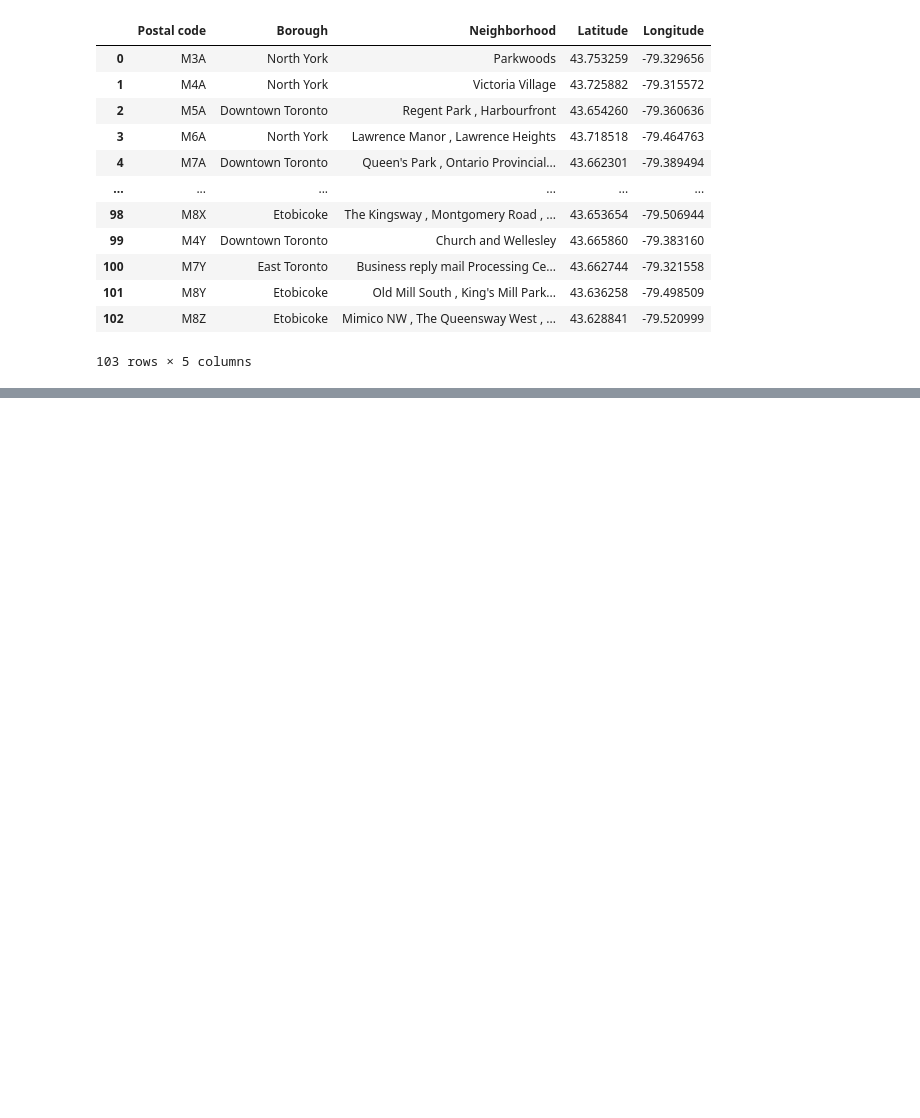
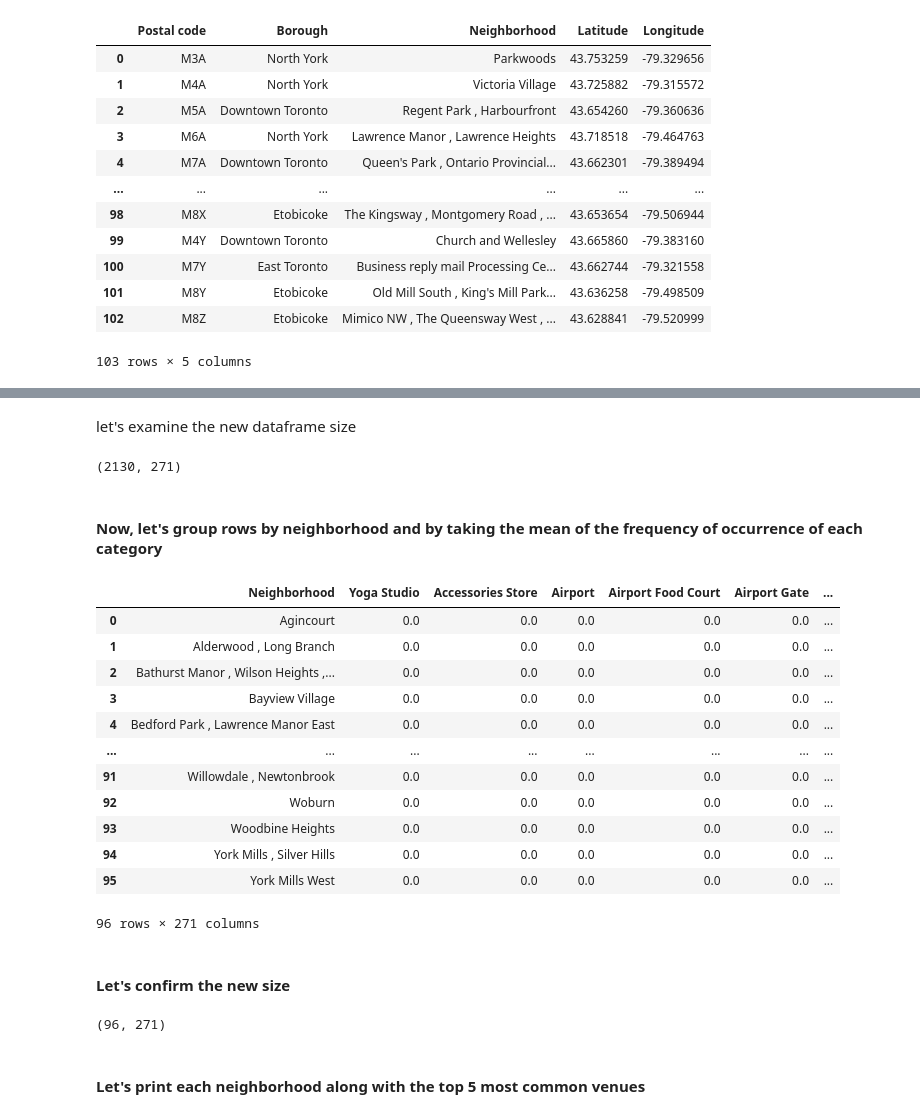
Before and after one commit to BrunoKings0/Segmenting-and-Clustering-Neighborhoods-in-Toronto, a Jupyter notebook: AnalysisToronto.ipynb, the cells around one changed output, grey strips where cells are left out. Saved outputs shown, nothing was run; the diff lists cells and outputs as text; code cells hidden in the pictures; blank space fills up the shorter version.

Commit message:
Cluster Neighborhood

```diff
--- a/AnalysisToronto.ipynb
+++ b/AnalysisToronto.ipynb
@@ -12,3 +9,15 @@ import urllib.request
+# %%
+import numpy as np # library to handle data in a vectorized manner
+
+import pandas as pd # library for data analsysis
+pd.set_option('display.max_columns', None)
+pd.set_option('display.max_rows', None)
+
+import urllib.request # import the library we use to open URLs
+
+# Matplotlib and associated plotting modules
+import matplotlib.cm as cm
+import matplotlib.colors as colors
 # %%
 # specify which URL/web page we are going to be scraping
 url = "https://en.wikipedia.org/wiki/List_of_postal_codes_of_Canada:_M"
@@ -150,0 +189,4 @@ result
+# %%
+CLIENT_ID = 'HYBGCJIEEJYDPSOQ1UNKBENBMQE00U2LOP5GRLWEFM3ENHOF' # your Foursquare ID
+CLIENT_SECRET = 'HVLZGDSNOLBNMVPVVM42UXXV4L1W42KBRX3KWHRGZFGAIRJC' # your Foursquare Secret
+VERSION = '20180605' # Foursquare API version
@@ -150,0 +242,7 @@ result
+# %%
+# type your answer here
+
+toronto_venues = getNearbyVenues(names=result['Neighborhood'],
+                                   latitudes=result['Latitude'],
+                                   longitudes=result['Longitude']
+                                  )
@@ -150,0 +288,12 @@ result
+# %%
+# one hot encoding
+toronto_onehot = pd.get_dummies(toronto_venues[['Venue Category']], prefix="", prefix_sep="")
+
+# add neighborhood column back to dataframe
+toronto_onehot['Neighborhood'] = toronto_venues['Neighborhood']
+
+# move neighborhood column to the first column
+fixed_columns = [toronto_onehot.columns[-1]] + list(toronto_onehot.columns[:-1])
+toronto_onehot = toronto_onehot[fixed_columns]
+
+toronto_onehot.head()
@@ -150,0 +308,33 @@ result
+# %% [markdown]
+let's examine the new dataframe size
+# %%
+toronto_onehot.shape
+# %% [output]
+(2130, 271)
+# %% [markdown]
+#### Now, let's group rows by neighborhood and by taking the mean of the frequency of occurrence of each category
+# %%
+toronto_grouped = toronto_onehot.groupby('Neighborhood').mean().reset_index()
+toronto_grouped
+# %% [output]
+|  | Neighborhood | Yoga Studio | Accessories Store | Airport | Airport Food Court | Airport Gate | ... |
+| 0 | Agincourt | 0.0 | 0.0 | 0.0 | 0.0 | 0.0 | ... |
+| 1 | Alderwood , Long Branch | 0.0 | 0.0 | 0.0 | 0.0 | 0.0 | ... |
+| 2 | Bathurst Manor , Wilson Heights ,... | 0.0 | 0.0 | 0.0 | 0.0 | 0.0 | ... |
+| 3 | Bayview Village | 0.0 | 0.0 | 0.0 | 0.0 | 0.0 | ... |
+| 4 | Bedford Park , Lawrence Manor East | 0.0 | 0.0 | 0.0 | 0.0 | 0.0 | ... |
+| ... | ... | ... | ... | ... | ... | ... | ... |
+| 91 | Willowdale , Newtonbrook | 0.0 | 0.0 | 0.0 | 0.0 | 0.0 | ... |
+| 92 | Woburn | 0.0 | 0.0 | 0.0 | 0.0 | 0.0 | ... |
+| 93 | Woodbine Heights | 0.0 | 0.0 | 0.0 | 0.0 | 0.0 | ... |
+| 94 | York Mills , Silver Hills | 0.0 | 0.0 | 0.0 | 0.0 | 0.0 | ... |
+| 95 | York Mills West | 0.0 | 0.0 | 0.0 | 0.0 | 0.0 | ... |
+96 rows × 271 columns
+# %% [markdown]
+#### Let's confirm the new size
+# %%
+toronto_grouped.shape
+# %% [output]
+(96, 271)
+# %% [markdown]
+#### Let's print each neighborhood along with the top 5 most common venues
```
Also changed, not shown: parts of 29 cells of this notebook, 1 other file.
